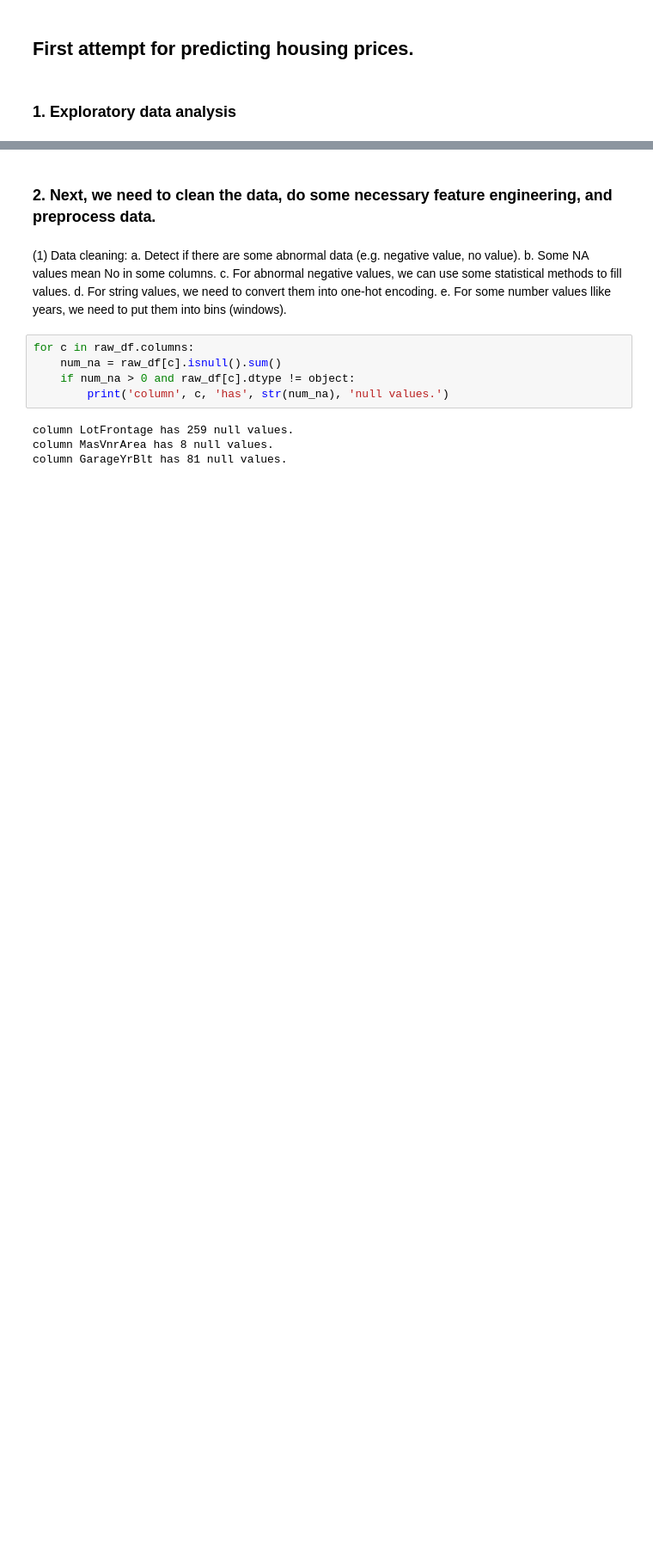
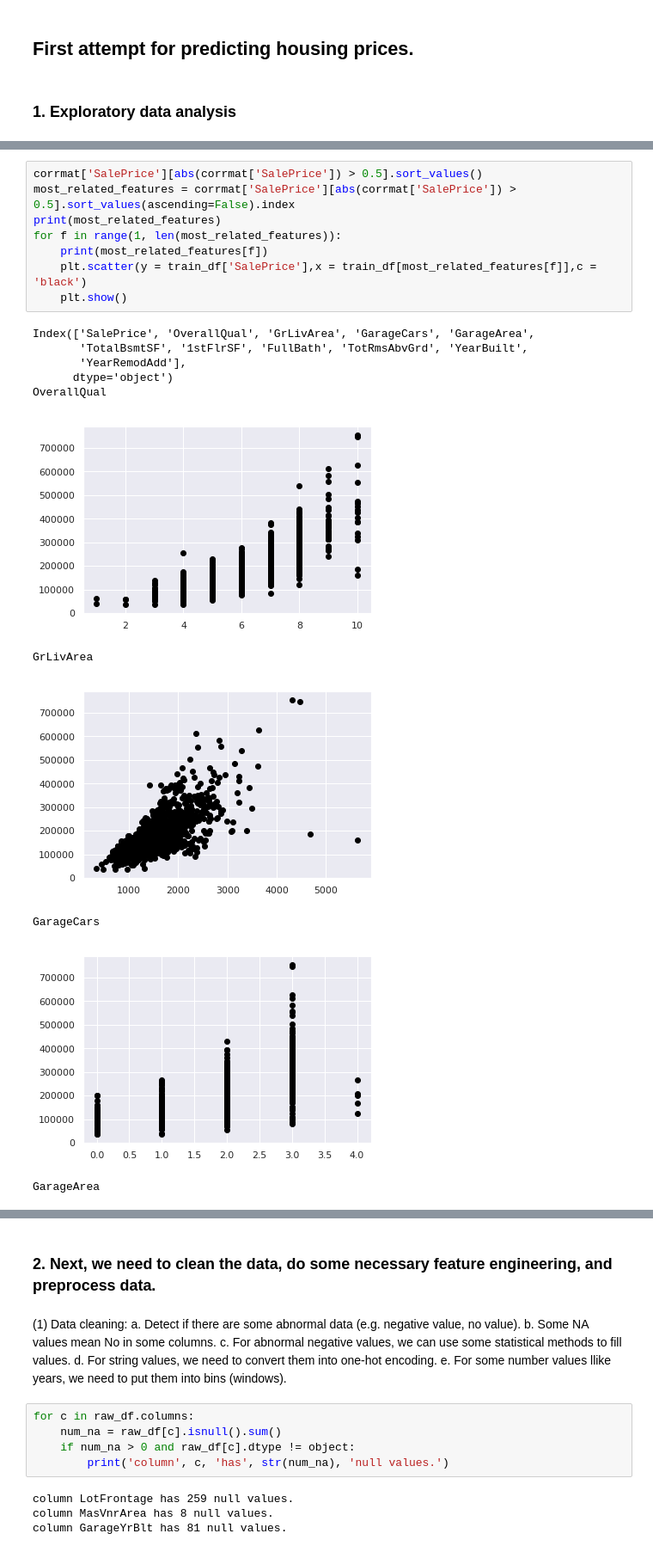
Before and after one commit to hanmeng31/Kaggle_Practices, a Jupyter notebook: House Prices: Advanced Regression Techniques/1st_attempt/first_attempt.ipynb, the cells around one changed output, grey strips where cells are left out. Shown at 86% size. Cells and saved outputs as stored; diff of their text form; blank space fills up the shorter version.

```diff
--- a/House Prices: Advanced Regression Techniques/1st_attempt/first_attempt.ipynb
+++ b/House Prices: Advanced Regression Techniques/1st_attempt/first_attempt.ipynb
@@ -41,0 +49,20 @@ raw_df.describe()
+# %%
+corrmat['SalePrice'][abs(corrmat['SalePrice']) > 0.5].sort_values()
+most_related_features = corrmat['SalePrice'][abs(corrmat['SalePrice']) > 0.5].sort_values(ascending=False).index
+print(most_related_features)
+for f in range(1, len(most_related_features)):
+    print(most_related_features[f])
+    plt.scatter(y = train_df['SalePrice'],x = train_df[most_related_features[f]],c = 'black')
+    plt.show()
+# %% [output]
+Index(['SalePrice', 'OverallQual', 'GrLivArea', 'GarageCars', 'GarageArea',
+       'TotalBsmtSF', '1stFlrSF', 'FullBath', 'TotRmsAbvGrd', 'YearBuilt',
+       'YearRemodAdd'],
+      dtype='object')
+OverallQual
+[figure, added]
+GrLivArea
+[figure, added]
+GarageCars
+[figure, added]
+GarageArea
```
Also changed, not shown: parts of 8 cells of this notebook, 3 other files.
